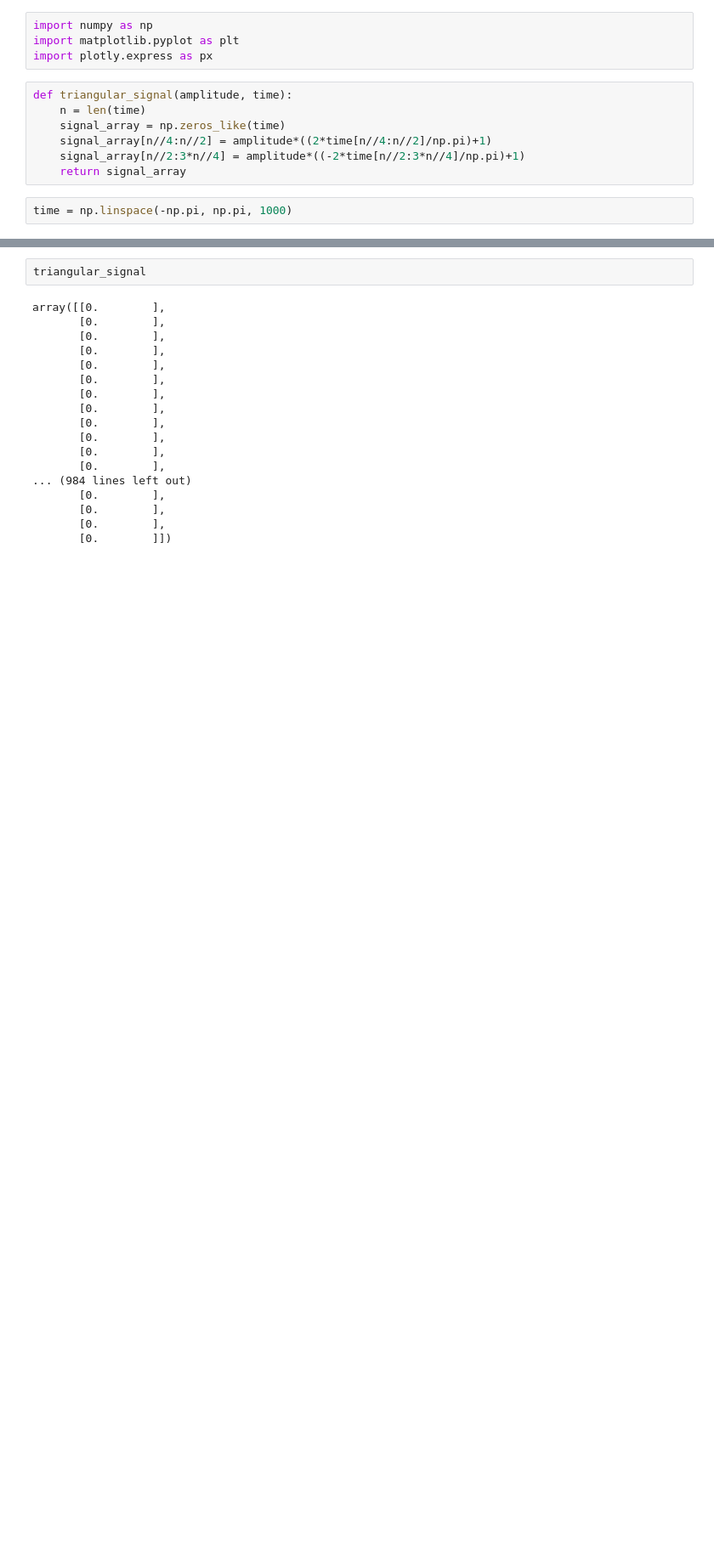
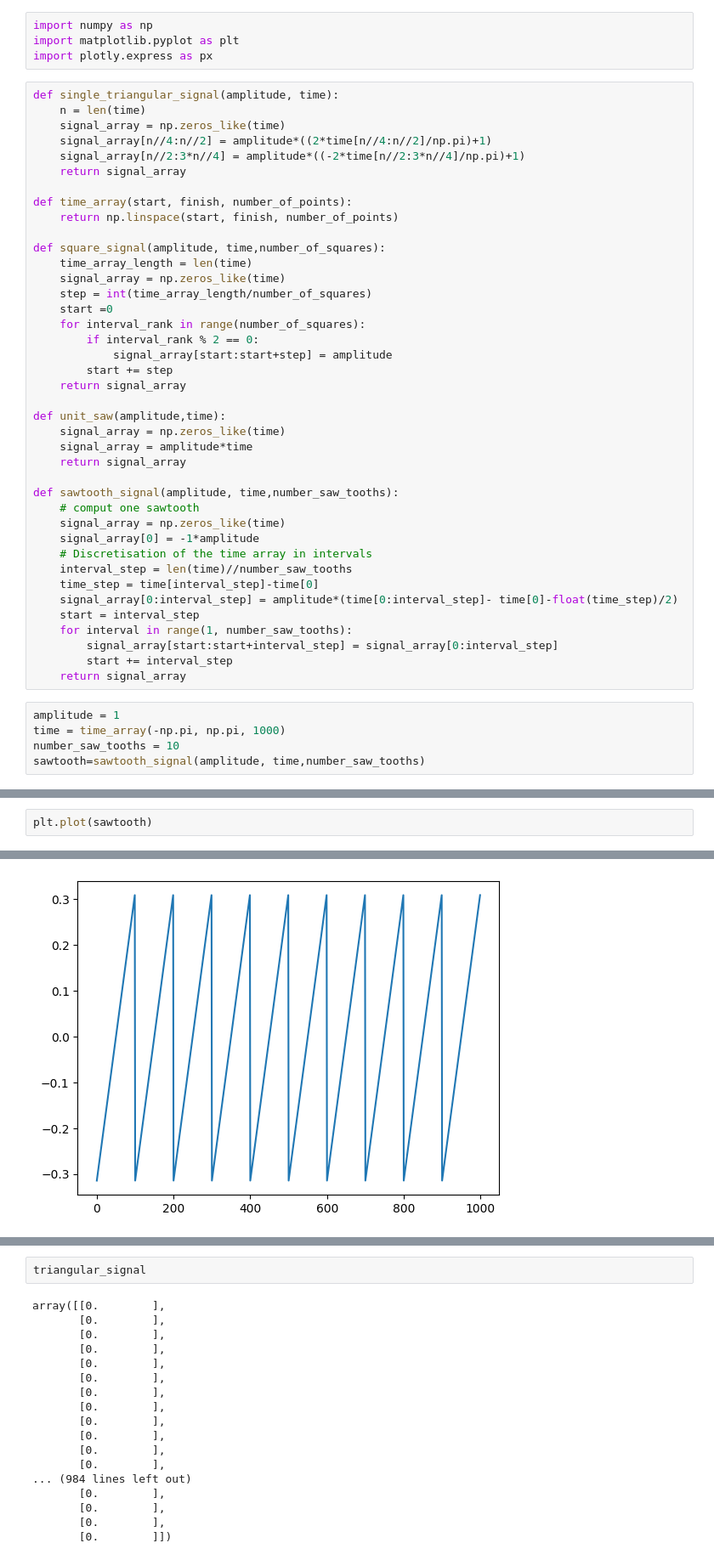
Before and after one commit to fabricepaka/FourierSignal, a Jupyter notebook: Experimentation_doc.ipynb, the cells around one changed output, grey strips where cells are left out. Shown: that part at 85% size. Drawn from its saved outputs; the diff is of its cells as text; blank space fills up the shorter version.

Commit message:
signals design in the notebook

```diff
--- a/Experimentation_doc.ipynb
+++ b/Experimentation_doc.ipynb
@@ -3,11 +3,47 @@ import numpy as np
 import matplotlib.pyplot as plt
 import plotly.express as px
 # %%
-def triangular_signal(amplitude, time):
+def single_triangular_signal(amplitude, time):
     n = len(time)
     signal_array = np.zeros_like(time)
     signal_array[n//4:n//2] = amplitude*((2*time[n//4:n//2]/np.pi)+1)
     signal_array[n//2:3*n//4] = amplitude*((-2*time[n//2:3*n//4]/np.pi)+1)
     return signal_array
+
+def time_array(start, finish, number_of_points):
+    return np.linspace(start, finish, number_of_points)
+
+def square_signal(amplitude, time,number_of_squares):
+    time_array_length = len(time)
+    signal_array = np.zeros_like(time)
+    step = int(time_array_length/number_of_squares)
+    start =0
+    for interval_rank in range(number_of_squares):
+        if interval_rank % 2 == 0:
+            signal_array[start:start+step] = amplitude
+        start += step
+    return signal_array
+
+def unit_saw(amplitude,time):
+    signal_array = np.zeros_like(time)
+    signal_array = amplitude*time
+    return signal_array
+
+def sawtooth_signal(amplitude, time,number_saw_tooths):
+    # comput one sawtooth
+    signal_array = np.zeros_like(time)
+    signal_array[0] = -1*amplitude
+    # Discretisation of the time array in intervals
+    interval_step = len(time)//number_saw_tooths
+    time_step = time[interval_step]-time[0]
+    signal_array[0:interval_step] = amplitude*(time[0:interval_step]- time[0]-float(time_step)/2)
+    start = interval_step
+    for interval in range(1, number_saw_tooths):
+        signal_array[start:start+interval_step] = signal_array[0:interval_step]
+        start += interval_step
+    return signal_array
 # %%
-time = np.linspace(-np.pi, np.pi, 1000)
+amplitude = 1
+time = time_array(-np.pi, np.pi, 1000)
+number_saw_tooths = 10
+sawtooth=sawtooth_signal(amplitude, time,number_saw_tooths)
@@ -13,0 +70,3 @@ time = np.linspace(-np.pi, np.pi, 1000)
+# %%
+plt.plot(sawtooth)
+# %% [output]
@@ -14 +74,2 @@ time = np.linspace(-np.pi, np.pi, 1000)
+[figure, added]
 # %%
```
Also changed, not shown: parts of 4 cells of this notebook.
